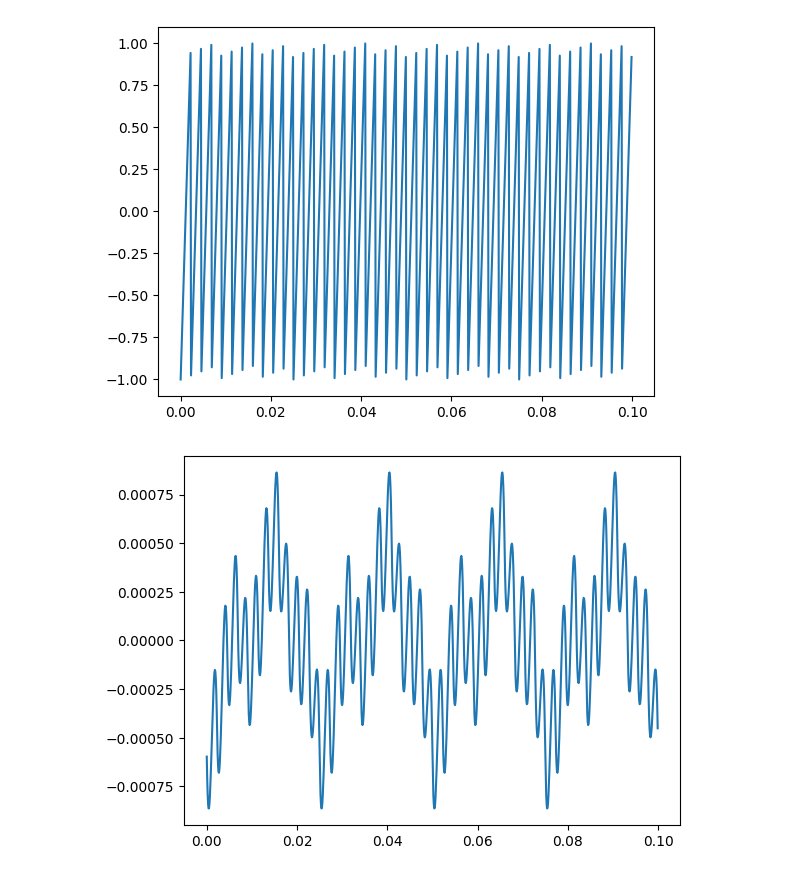
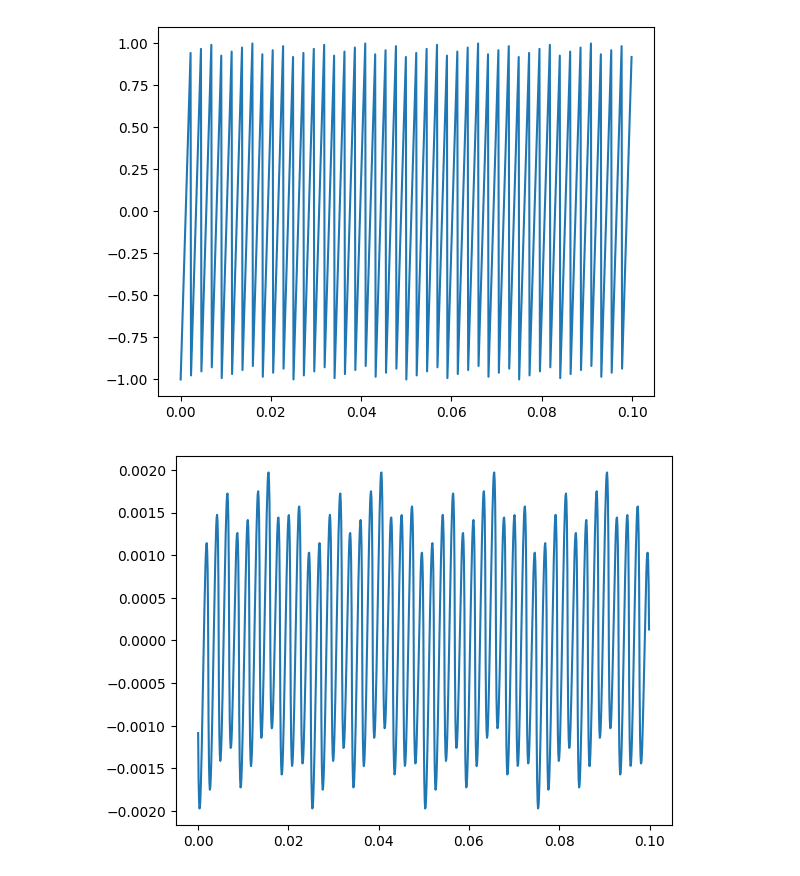
Before and after one commit to Ristavor/ThinkDSP, a Jupyter notebook: code/lab2.6.ipynb, the cells around one changed output. Saved outputs shown, nothing was run; the diff lists cells and outputs as text; code cells hidden in the pictures.

```diff
--- a/code/lab2.6.ipynb
+++ b/code/lab2.6.ipynb
@@ -11,12 +11,13 @@ sawtooth_signal.make_wave(duration=0.1, framerate=10000).plot()
 # %%
 # Вычисляем его спектр
 spectrum = sawtooth_signal.make_wave(duration=0.1, framerate=10000).make_spectrum()
 
 # Модифицируем спектр: делаем спад амплитуды гармоник пропорциональным 1/f^2
-spectrum.hs /= np.arange(1, len(spectrum.hs) + 1) ** 2
+spectrum.hs[0] = 0
+spectrum.hs[1:] /= spectrum.fs[1:]
 
 # Создаем волну из модифицированного спектра и выводим ее на экран
 wave = spectrum.make_wave()
 wave.plot()
 # %% [output]
-[figure, old version]
+[figure, new version]
```
Also changed, not shown: parts of 1 cell of this notebook, 15 other files.
